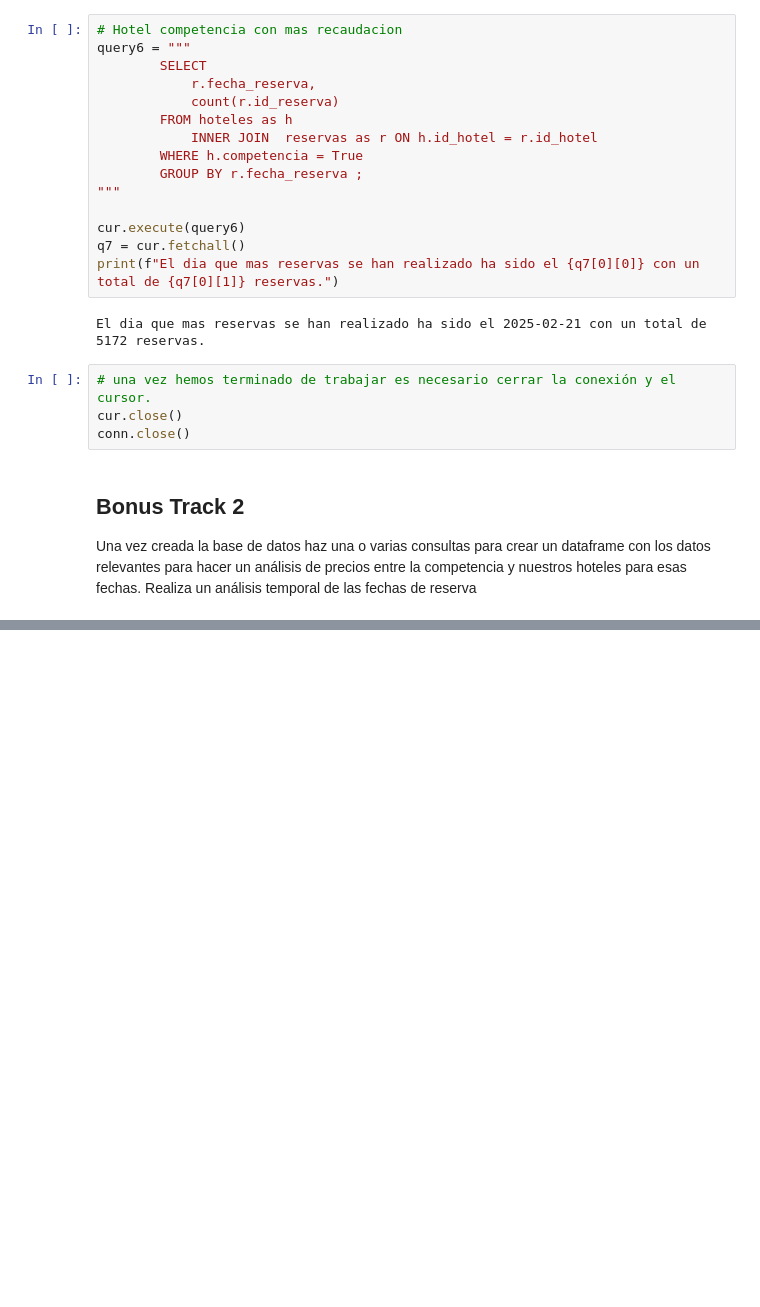
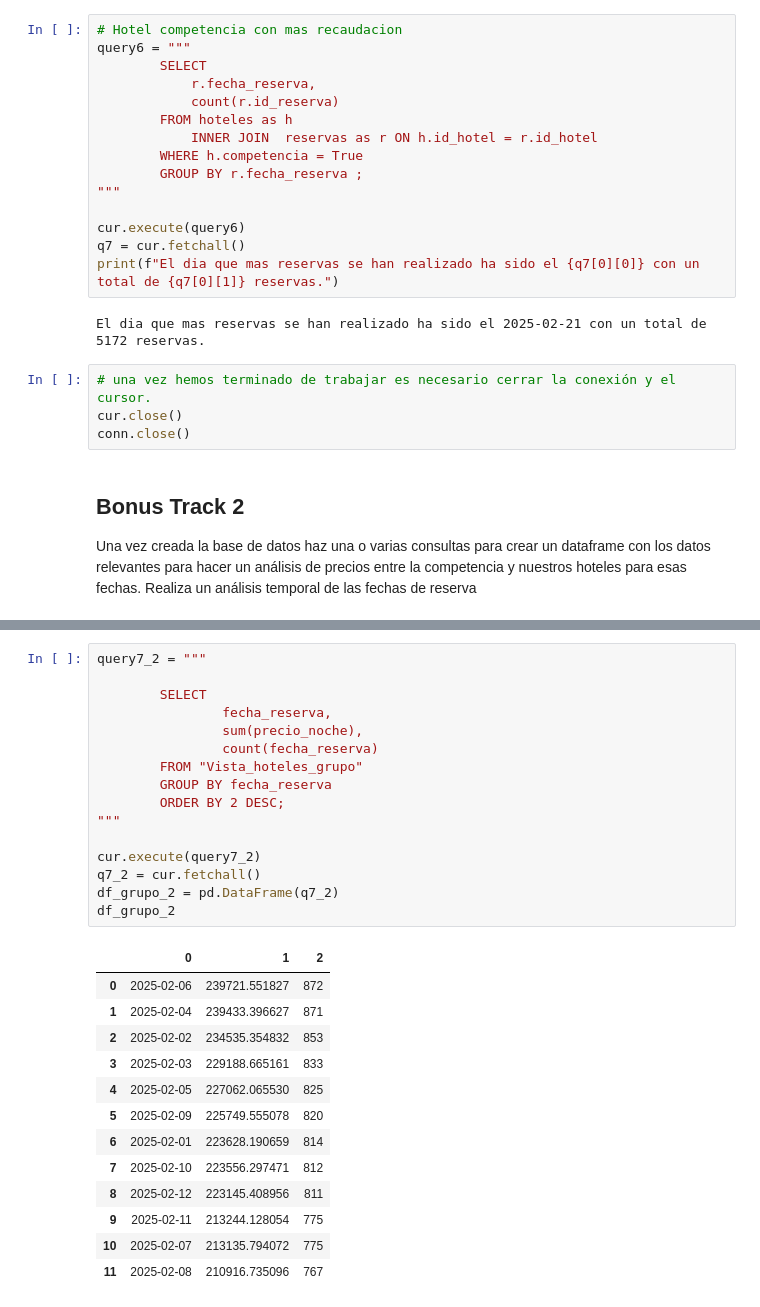
Before and after one commit to Gabijc/Proyecto_ETL_Hoteles, a Jupyter notebook: Notebooks/Bonus_track.ipynb, the cells around one changed output, grey strips where cells are left out. Saved outputs shown, nothing was run; the diff lists cells and outputs as text; blank space fills up the shorter version.

```diff
--- a/Notebooks/Bonus_track.ipynb
+++ b/Notebooks/Bonus_track.ipynb
@@ -192,0 +245,30 @@ df_grupo
+# %%
+query7_2 = """
+
+        SELECT
+                fecha_reserva,
+                sum(precio_noche),
+                count(fecha_reserva)
+        FROM "Vista_hoteles_grupo"
+        GROUP BY fecha_reserva
+        ORDER BY 2 DESC;
+"""
+
+cur.execute(query7_2)
+q7_2 = cur.fetchall()
+df_grupo_2 = pd.DataFrame(q7_2)
+df_grupo_2
+# %% [output]
+|  | 0 | 1 | 2 |
+| 0 | 2025-02-06 | 239721.551827 | 872 |
+| 1 | 2025-02-04 | 239433.396627 | 871 |
+| 2 | 2025-02-02 | 234535.354832 | 853 |
+| 3 | 2025-02-03 | 229188.665161 | 833 |
+| 4 | 2025-02-05 | 227062.065530 | 825 |
+| 5 | 2025-02-09 | 225749.555078 | 820 |
+| 6 | 2025-02-01 | 223628.190659 | 814 |
+| 7 | 2025-02-10 | 223556.297471 | 812 |
+| 8 | 2025-02-12 | 223145.408956 | 811 |
+| 9 | 2025-02-11 | 213244.128054 | 775 |
+| 10 | 2025-02-07 | 213135.794072 | 775 |
+| 11 | 2025-02-08 | 210916.735096 | 767 |
```
Also changed, not shown: parts of 15 cells of this notebook, 2 other files.
